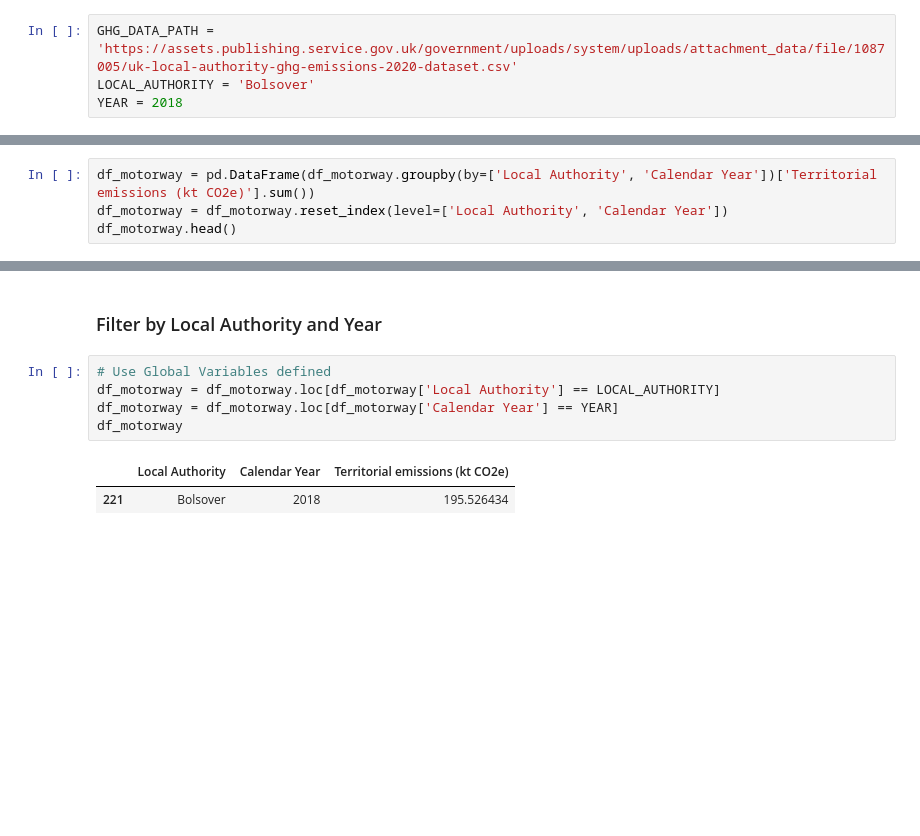
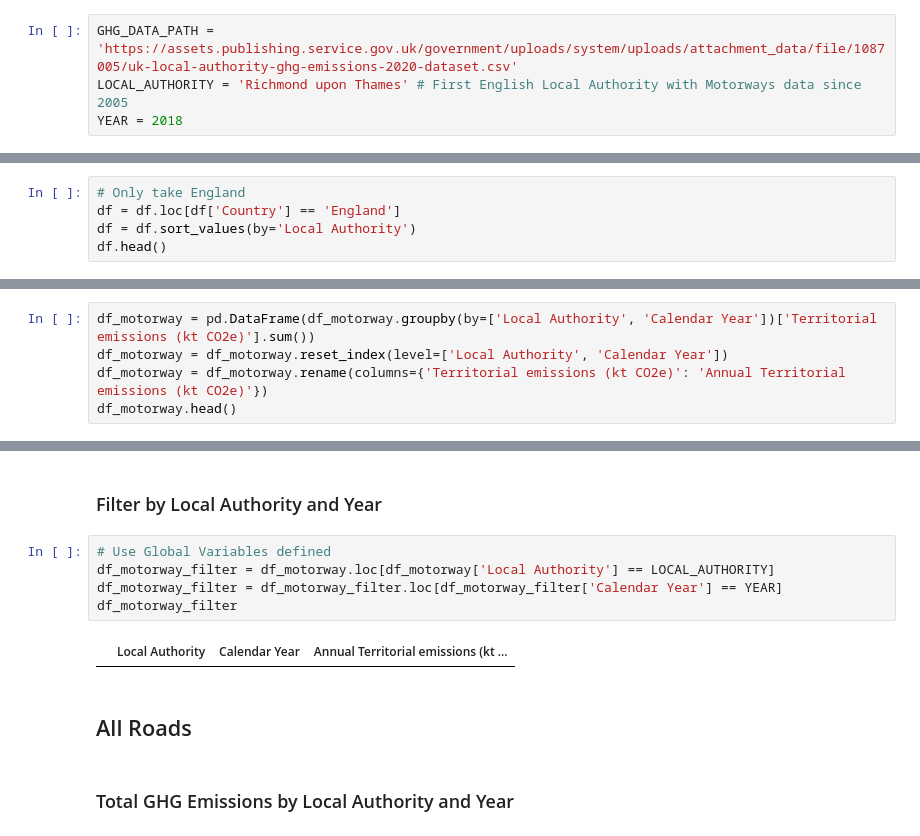
Before and after one commit to horsada/Spatial_Finance_Transport, a Jupyter notebook: dataAPI/GHGEmissionsAPI.ipynb, the cells around one changed output, grey strips where cells are left out. Drawn from its saved outputs; the diff is of its cells as text; blank space fills up the shorter version.

```diff
--- a/dataAPI/GHGEmissionsAPI.ipynb
+++ b/dataAPI/GHGEmissionsAPI.ipynb
@@ -8,7 +8,7 @@ import pandas as pd
 ## Global Variables
 # %%
 GHG_DATA_PATH = 'https://assets.publishing.service.gov.uk/government/uploads/system/uploads/attachment_data/file/1087005/uk-local-authority-ghg-emissions-2020-dataset.csv'
-LOCAL_AUTHORITY = 'Bolsover'
+LOCAL_AUTHORITY = 'Richmond upon Thames' # First English Local Authority with Motorways data since 2005
 YEAR = 2018
 # %% [markdown]
 ## General Functions
@@ -26,0 +19,5 @@ df.head()
+# %%
+# Only take England
+df = df.loc[df['Country'] == 'England']
+df = df.sort_values(by='Local Authority')
+df.head()
@@ -81,5 +85,6 @@ df_motorway.head()
 # %%
 df_motorway = pd.DataFrame(df_motorway.groupby(by=['Local Authority', 'Calendar Year'])['Territorial emissions (kt CO2e)'].sum())
 df_motorway = df_motorway.reset_index(level=['Local Authority', 'Calendar Year'])
+df_motorway = df_motorway.rename(columns={'Territorial emissions (kt CO2e)': 'Annual Territorial emissions (kt CO2e)'})
 df_motorway.head()
 # %% [output]
@@ -93,9 +98,12 @@ df_motorway.head()
 ### Filter by Local Authority and Year
 # %%
 # Use Global Variables defined
-df_motorway = df_motorway.loc[df_motorway['Local Authority'] == LOCAL_AUTHORITY]
-df_motorway = df_motorway.loc[df_motorway['Calendar Year'] == YEAR]
-df_motorway
+df_motorway_filter = df_motorway.loc[df_motorway['Local Authority'] == LOCAL_AUTHORITY]
+df_motorway_filter = df_motorway_filter.loc[df_motorway_filter['Calendar Year'] == YEAR]
+df_motorway_filter
 # %% [output]
-|  | Local Authority | Calendar Year | Territorial emissions (kt CO2e) |
-| 221 | Bolsover | 2018 | 195.526434 |
+|  | Local Authority | Calendar Year | Annual Territorial emissions (kt ... |
+# %% [markdown]
+## All Roads
+# %% [markdown]
+### Total GHG Emissions by Local Authority and Year
```
Also changed, not shown: parts of 15 cells of this notebook, 7 other files.
